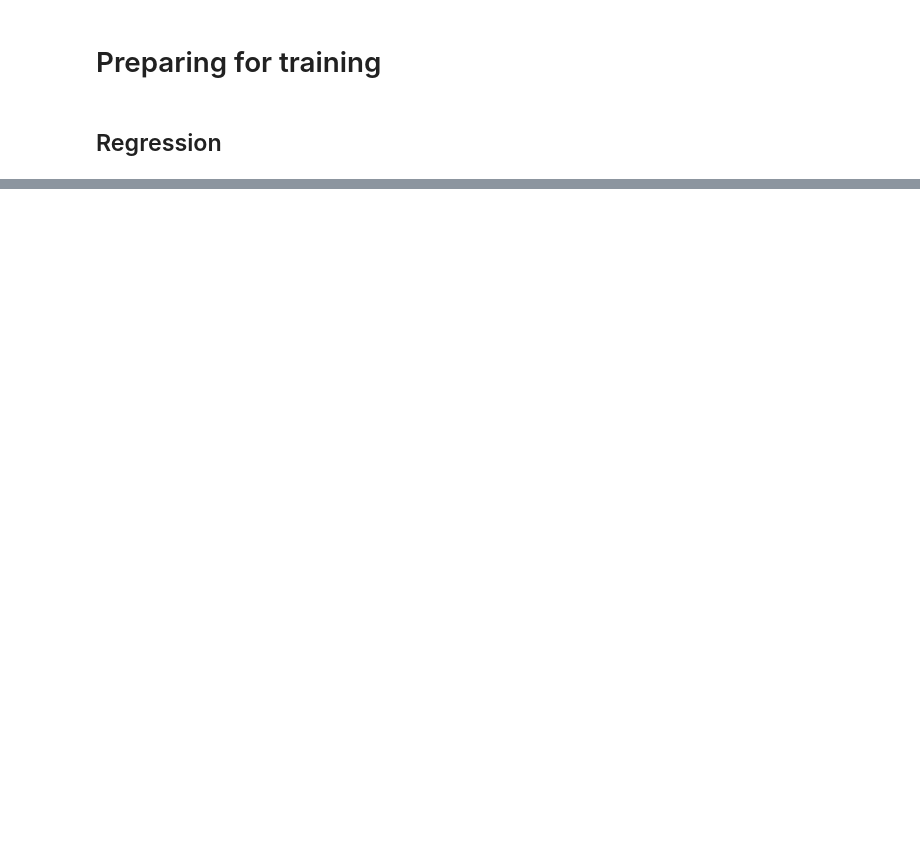
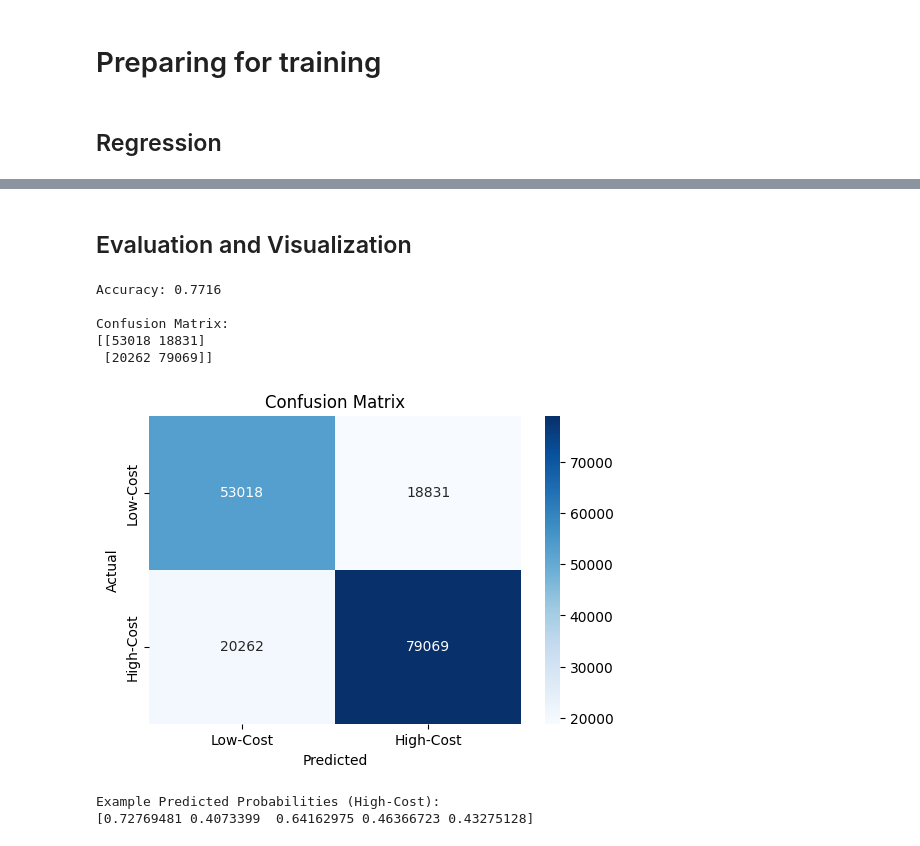
Before and after one commit to Natidev/GDG_AI-Ml_track_2025-26, a Jupyter notebook: Mini-project/notebook/ride_price_prediction.ipynb, the cells around one changed output, grey strips where cells are left out. Saved outputs shown, nothing was run; the diff lists cells and outputs as text; code cells hidden in the pictures; blank space fills up the shorter version.

```diff
--- a/Mini-project/notebook/ride_price_prediction.ipynb
+++ b/Mini-project/notebook/ride_price_prediction.ipynb
@@ -163,0 +187,4 @@ prediction = model.predict(x_test)
+# %%
+from sklearn.linear_model import LogisticRegression
+X=df.drop(columns=['time_stamp','price','date_time','high_cost'])
+Y=df['high_cost']
@@ -163,0 +193,4 @@ prediction = model.predict(x_test)
+# %%
+cols=X.select_dtypes(include="object").columns.to_list()
+for col in cols:
+    X[col]=le.fit_transform(X[col].astype(str))
@@ -163,0 +199,5 @@ prediction = model.predict(x_test)
+# %%
+x_train,x_test,y_train, y_test=train_test_split(X,Y,random_state=30)
+for num in numerical_columns:
+    x_train[num]=scaler.fit_transform(x_train[[num]])
+    x_test[num]=scaler.fit_transform(x_test[[num]])
@@ -163,0 +206,3 @@ prediction = model.predict(x_test)
+# %%
+model=LogisticRegression()
+model.fit(x_train,y_train)
@@ -163,0 +218,34 @@ prediction = model.predict(x_test)
+# %% [markdown]
+## Evaluation and Visualization
+# %%
+y_pred = model.predict(x_test)
+y_pred_proba = model.predict_proba(x_test)[:, 1]  # Probabilities for positive class
+
+accuracy = accuracy_score(y_test, y_pred)
+print(f"Accuracy: {accuracy:.4f}")
+
+cm = confusion_matrix(y_test, y_pred)
+print("\nConfusion Matrix:")
+print(cm)
+
+plt.figure(figsize=(6, 4))
+sns.heatmap(cm, annot=True, fmt='d', cmap='Blues',
+            xticklabels=['Low-Cost', 'High-Cost'],
+            yticklabels=['Low-Cost', 'High-Cost'])
+plt.xlabel('Predicted')
+plt.ylabel('Actual')
+plt.title('Confusion Matrix')
+plt.show()
+
+
+print("\nExample Predicted Probabilities (High-Cost):")
+print(y_pred_proba[:5])
+# %% [output]
+Accuracy: 0.7716
+
+Confusion Matrix:
+[[53018 18831]
+ [20262 79069]]
+[figure, added]
+Example Predicted Probabilities (High-Cost):
+[0.72769481 0.4073399  0.64162975 0.46366723 0.43275128]
```
Also changed, not shown: parts of 12 cells of this notebook, 1 other file.
